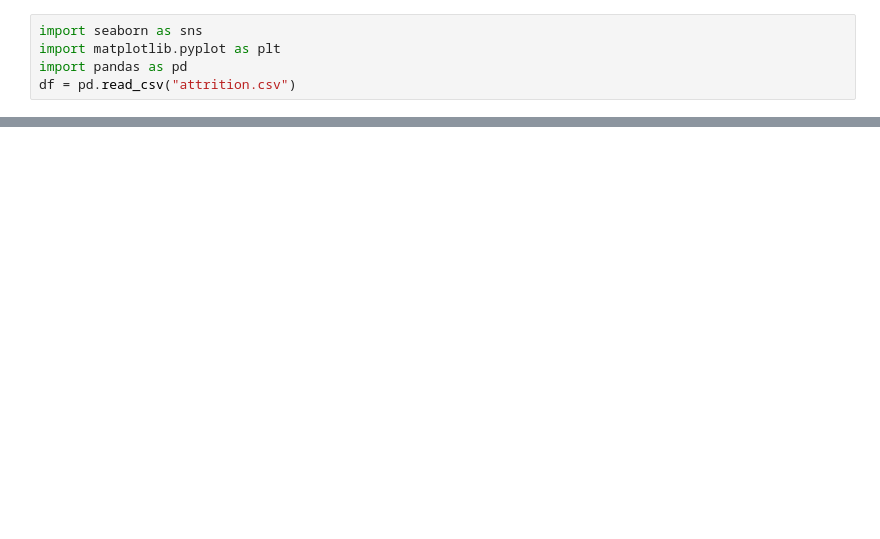
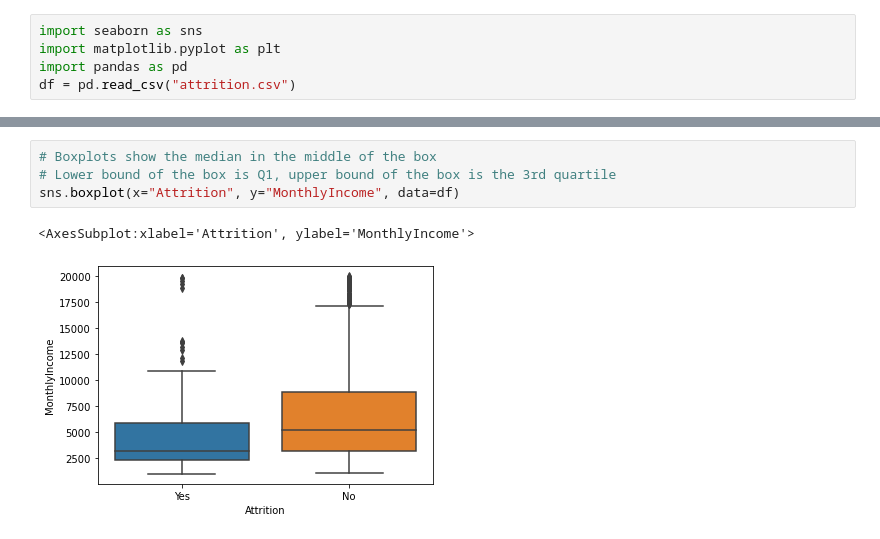
Before and after one commit to ryanorsinger/intro_to_analysis, a Jupyter notebook: intro_to_analysis.ipynb, the cells around one changed output, grey strips where cells are left out. Drawn from its saved outputs; the diff is of its cells as text; blank space fills up the shorter version.

```diff
--- a/intro_to_analysis.ipynb
+++ b/intro_to_analysis.ipynb
@@ -89,0 +214,7 @@ df.head(2).T
+# %%
+# Boxplots show the median in the middle of the box
+# Lower bound of the box is Q1, upper bound of the box is the 3rd quartile
+sns.boxplot(x="Attrition", y="MonthlyIncome", data=df)
+# %% [output]
+<AxesSubplot:xlabel='Attrition', ylabel='MonthlyIncome'>
+[figure, added]
```
Also changed, not shown: parts of 30 cells of this notebook.
